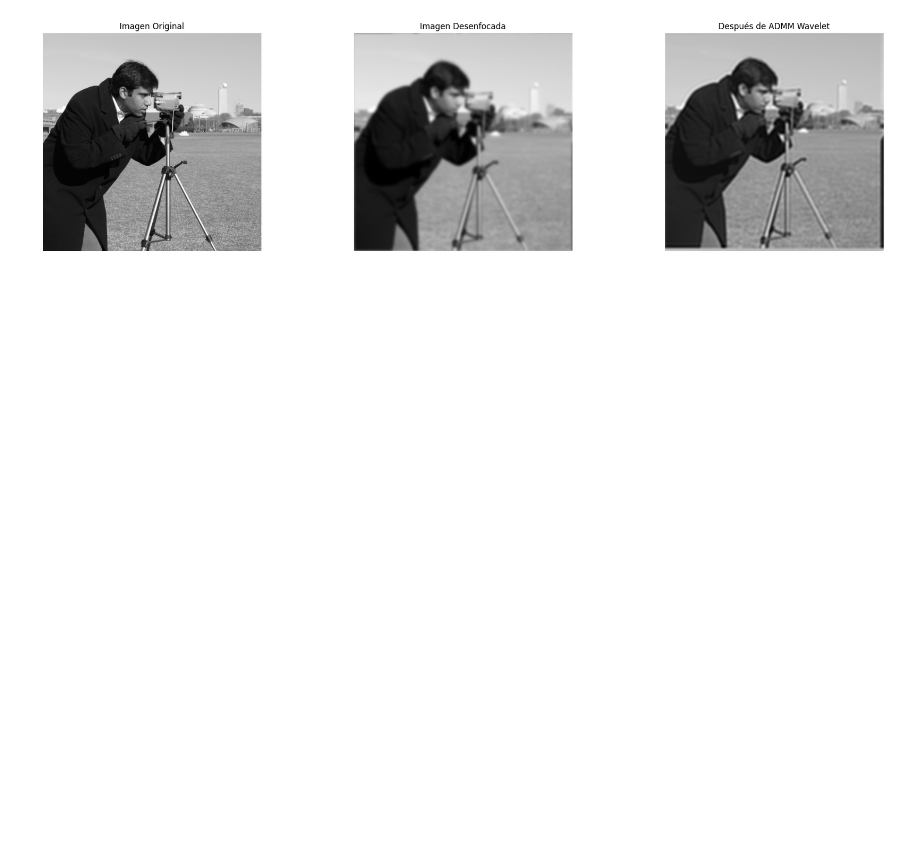
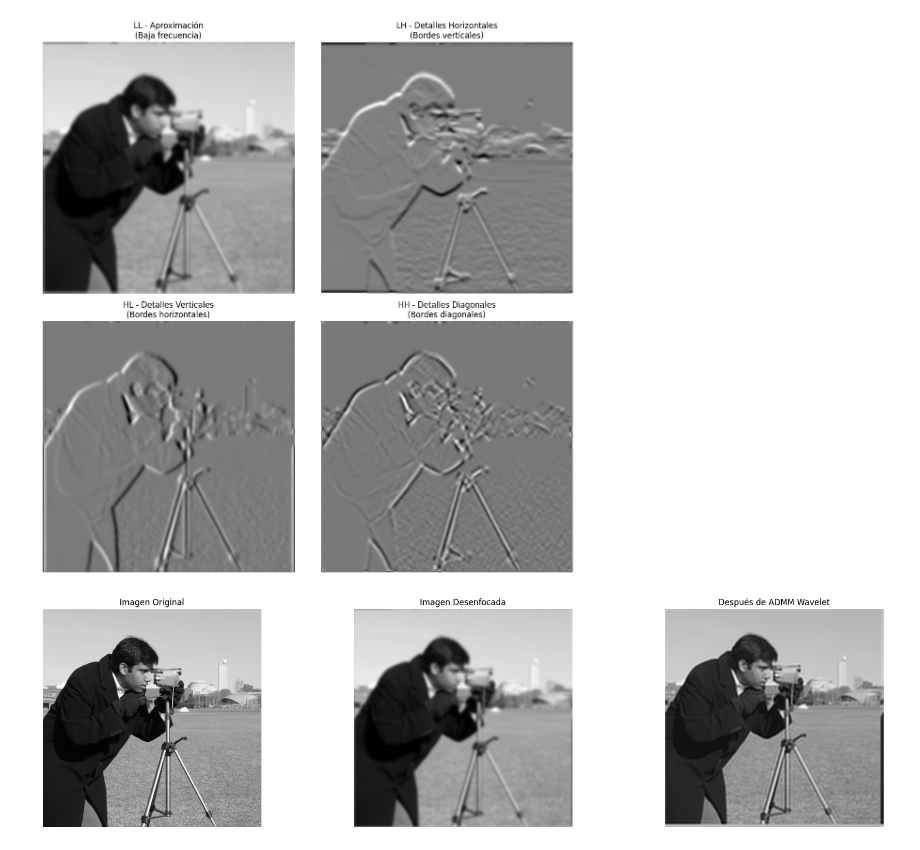
Before and after one commit to chrisatin/optimization_project, a Jupyter notebook: Notebook/Proyecto_final_ADMM.ipynb, the cells around one changed output. Saved outputs shown, nothing was run; the diff lists cells and outputs as text; code cells hidden in the pictures; blank space fills up the shorter version.

```diff
--- a/Notebook/Proyecto_final_ADMM.ipynb
+++ b/Notebook/Proyecto_final_ADMM.ipynb
@@ -25,4 +25,35 @@ blurred = signal.convolve2d(original, blur_kernel, mode='same', boundary='wrap')
 # Función de soft thresholding para los coeficientes wavelet
 def soft_threshold(x, threshold):
     return np.sign(x) * np.maximum(np.abs(x) - threshold, 0)
+# %%
+# 1. Transformada wavelet, con la libreria
+coeffs = pywt.dwt2(blurred, wavelet='bior1.3')
+LL, (LH, HL, HH) = coeffs
+# Visualizar todas las componentes de la transformada wavelet
+fig, axes = plt.subplots(2, 2, figsize=(12, 12))
+
+# LL - Aproximación (componentes de baja frecuencia)
+axes[0,0].imshow(LL, cmap='gray')
+axes[0,0].set_title('LL - Aproximación\n(Baja frecuencia)')
+axes[0,0].axis('off')
+
+# LH - Detalles horizontales (bordes verticales)
+axes[0,1].imshow(LH, cmap='gray')
+axes[0,1].set_title('LH - Detalles Horizontales\n(Bordes verticales)')
+axes[0,1].axis('off')
+
+# HL - Detalles verticales (bordes horizontales)
+axes[1,0].imshow(HL, cmap='gray')
+axes[1,0].set_title('HL - Detalles Verticales\n(Bordes horizontales)')
+axes[1,0].axis('off')
+
+# HH - Detalles diagonales
+axes[1,1].imshow(HH, cmap='gray')
+axes[1,1].set_title('HH - Detalles Diagonales\n(Bordes diagonales)')
+axes[1,1].axis('off')
+
+plt.tight_layout()
+plt.show()
+# %% [output]
+[figure, added]
 # %%
```
Also changed, not shown: parts of 7 cells of this notebook.
